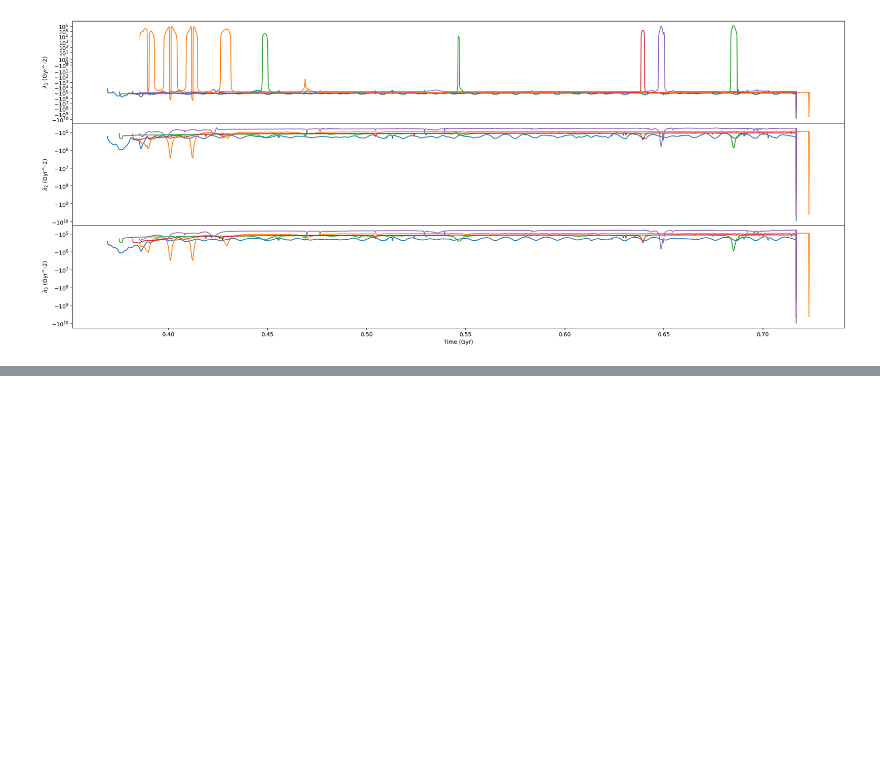
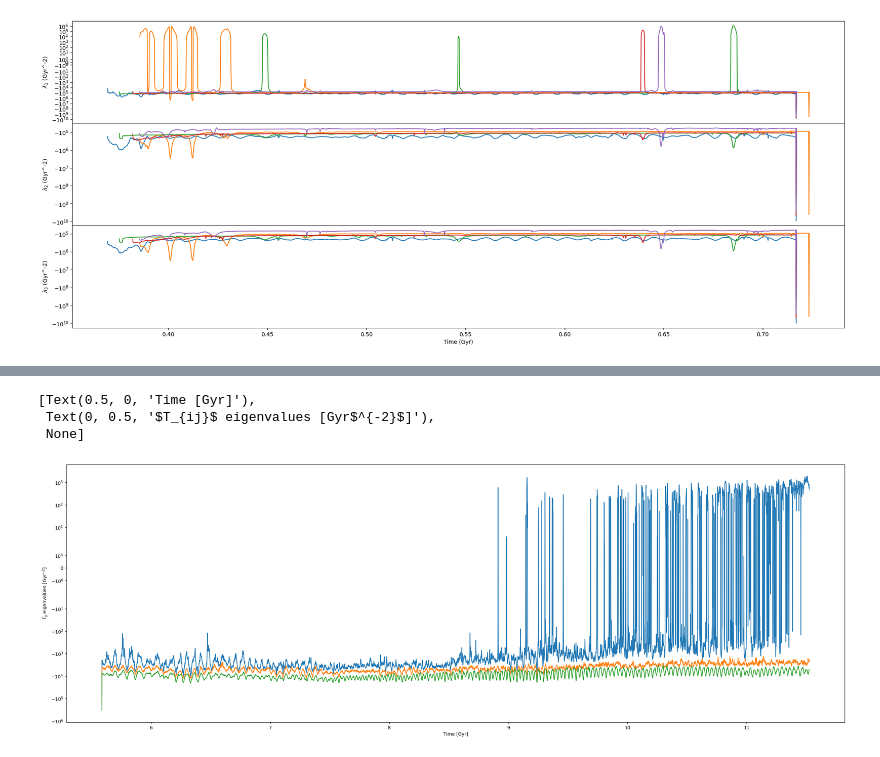
Before and after one commit to pablocoque/post_process_routines, a Jupyter notebook: tidal_heating.ipynb, the cells around one changed output, grey strips where cells are left out. Cells and saved outputs as stored; diff of their text form; code cells hidden in the pictures; blank space fills up the shorter version.

```diff
--- a/tidal_heating.ipynb
+++ b/tidal_heating.ipynb
@@ -136 +139,11 @@ tensor_eigenvalues = tensor_eigenvalues[sort_mass]
+# %%
+fig, ax = plt.subplots(1,1, figsize=(30,10))
+for i in range(tensor_gyr_2_unique.shape[1]):
+  ax.plot(time_gyr_unique[np.argsort(time_gyr_unique)], tensor_gyr_2_unique[:,i][np.argsort(time_gyr_unique)])
+ax.set(xlabel='Time [Gyr]', ylabel=r'$T_{ij}$ eigenvalues [Gyr$^{-2}$]', yscale='symlog')
+# %% [output]
+[Text(0.5, 0, 'Time [Gyr]'),
+ Text(0, 0.5, '$T_{ij}$ eigenvalues [Gyr$^{-2}$]'),
+ None]
+[figure, added]
 # %%
```
Also changed, not shown: parts of 6 cells of this notebook, 4 other files.
